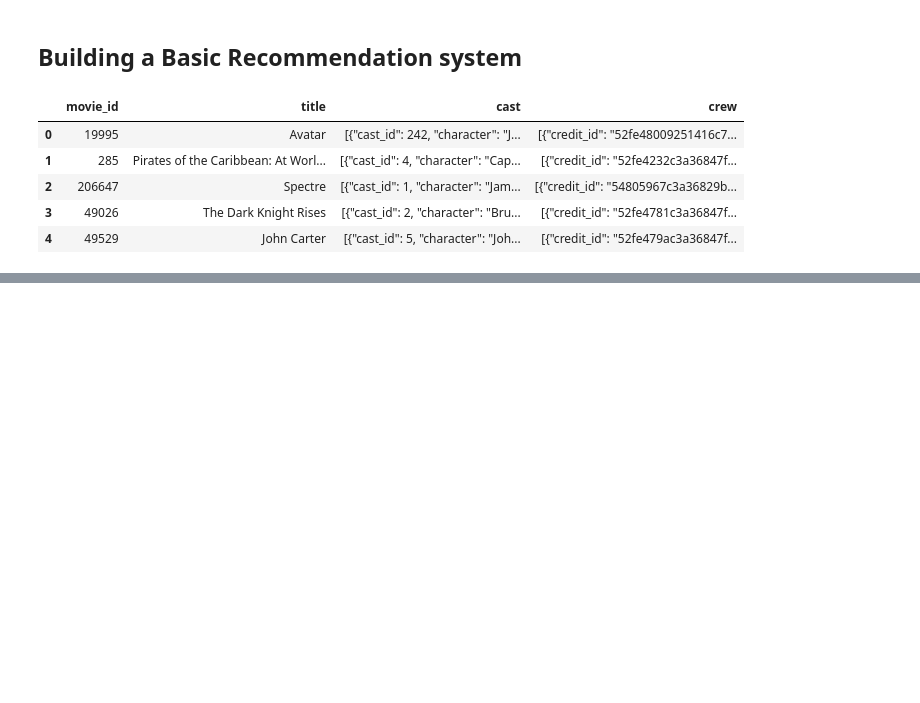
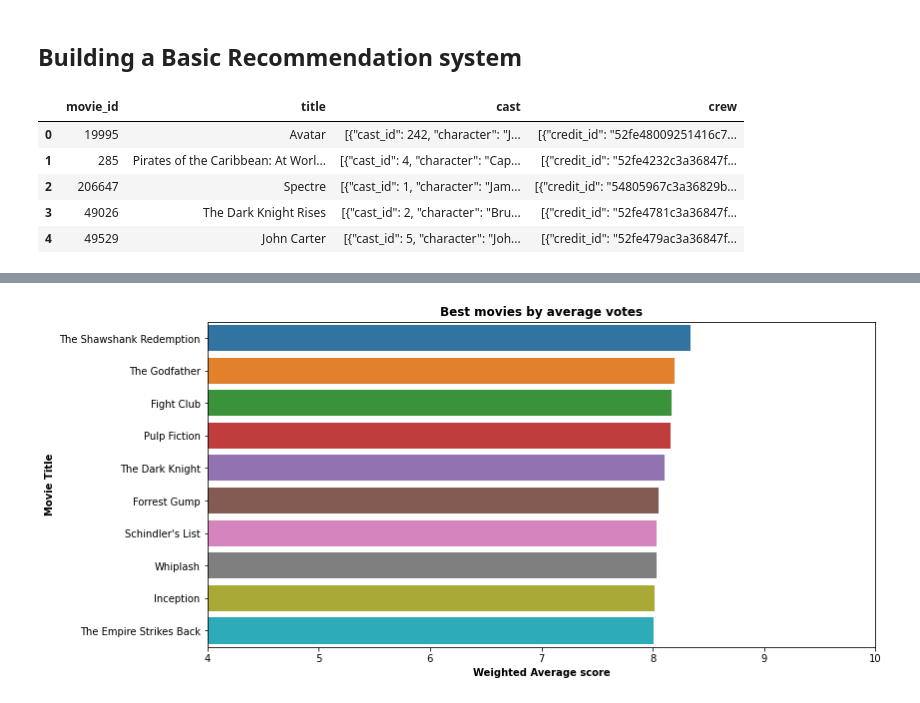
Before and after one commit to lkarjun/Recommend_system, a Jupyter notebook: 1 Weighted_hybrid_technique.ipynb, the cells around one changed output, grey strips where cells are left out. Saved outputs shown, nothing was run; the diff lists cells and outputs as text; code cells hidden in the pictures; blank space fills up the shorter version.

```diff
--- a/1 Weighted_hybrid_technique.ipynb
+++ b/1 Weighted_hybrid_technique.ipynb
@@ -26,0 +48,3 @@ movies_df.head()
+# %%
+movies_clean_df = movies_df_merge.drop(columns=['homepage',
+                                    'title_x', 'title_y', 'status', 'production_countries'])
@@ -26,0 +84,7 @@ movies_df.head()
+# %%
+v=movies_clean_df['vote_count']
+R=movies_clean_df['vote_average']
+C=movies_clean_df['vote_average'].mean()
+m=movies_clean_df['vote_count'].quantile(0.70)
+# %%
+movies_clean_df['weighted_average']=((R*v)+ (C*m))/(v+m)
@@ -26,0 +98,2 @@ movies_df.head()
+# %%
+movie_sorted_ranking = movies_clean_df.sort_values('weighted_average', ascending=False)
@@ -26,0 +117,12 @@ movies_df.head()
+# %%
+weight_average = movie_sorted_ranking.sort_values('weighted_average', ascending=False)
+
+plt.figure(figsize=(12, 6))
+axis1 = sns.barplot(x=weight_average['weighted_average'].head(10), y=weight_average['original_title'].head(10))
+
+plt.xlim(4,10)
+plt.title("Best movies by average votes", weight='bold')
+plt.xlabel('Weighted Average score', weight='bold')
+plt.ylabel('Movie Title',weight='bold');plt.show()
+# %% [output]
+[figure, added]
```
Also changed, not shown: parts of 23 cells of this notebook.
